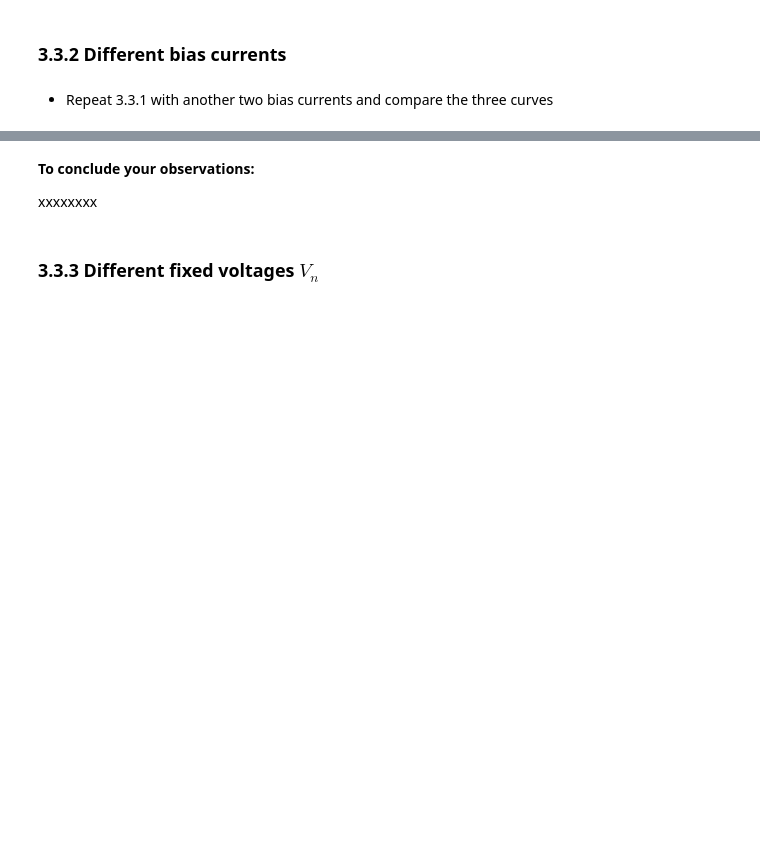
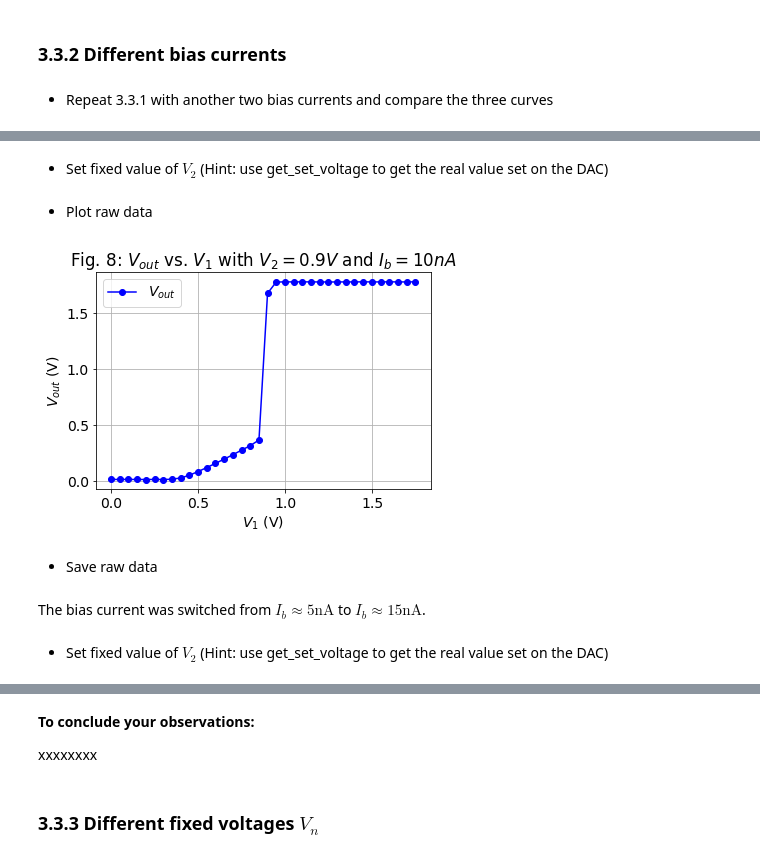
Before and after one commit to janhohenheim/neuromorphic-engineering-one, a Jupyter notebook: neuromorphic_engineering_one/session5_transconductance_amplifier/2021_Lab5_TransAmp_4.5_Jan_Hohenheim.ipynb, the cells around one changed output, grey strips where cells are left out. Drawn from its saved outputs; the diff is of its cells as text; code cells hidden in the pictures; blank space fills up the shorter version.

```diff
--- a/neuromorphic_engineering_one/session5_transconductance_amplifier/2021_Lab5_TransAmp_4.5_Jan_Hohenheim.ipynb
+++ b/neuromorphic_engineering_one/session5_transconductance_amplifier/2021_Lab5_TransAmp_4.5_Jan_Hohenheim.ipynb
@@ -497,0 +513,40 @@ p.send_coach_events([pyplane.Coach.generate_biasgen_event(\
+# %% [markdown]
+* Set fixed value of $V_2$ (Hint: use get_set_voltage to get the real value set on the DAC)
+# %%
+import numpy as np
+import time
+
+V1_sweep_ex3 = np.arange(0,1.8,0.05) # voltage V1 sweep range
+
+V2_ex3_getset = p.get_set_voltage(pyplane.DacChannel.AIN4)
+
+Vout_V1_sweep_ex3 = []
+V1_sweep_ex3_getset = []
+
+for n in range(len(V1_sweep_ex3)):
+
+    p.set_voltage(pyplane.DacChannel.AIN3,V1_sweep_ex3[n]) #
+
+    time.sleep(0.3) # settle time
+
+    V1_sweep_ex3_getset.append(p.get_set_voltage(pyplane.DacChannel.AIN3))
+#     Vout_V1_sweep_ex3.append(p.read_adc_instantaneous(13))
+    Vout_V1_sweep_ex3.append(p.read_voltage(pyplane.AdcChannel.AOUT13))
+
+# print(V2_ex3_getset)
+# print(V1_sweep_ex3_getset)
+# print(Vout_V1_sweep_ex3)
+# %% [markdown]
+* Plot raw data
+# %%
+plt.plot(V1_sweep_ex3_getset, Vout_V1_sweep_ex3, 'bo-', label="$V_{out}$")
+plt.title("Fig. 8: $V_{out}$ vs. $V_1$ with $V_2 = 0.9 V$ and $I_b = 10 nA$")
+plt.xlabel("$V_1$ (V)")
+plt.ylabel("$V_{out}$ (V)")
+plt.legend()
+plt.grid()
+plt.show()
+# %% [output]
+[figure, added]
+# %% [markdown]
+* Save raw data
@@ -497,0 +560,2 @@ p.send_coach_events([pyplane.Coach.generate_biasgen_event(\
+# %% [markdown]
+The bias current was switched from $I_b \approx 5\text{nA}$ to $I_b \approx 15\text{nA}$.
@@ -497,0 +567,2 @@ p.send_coach_events([pyplane.Coach.generate_biasgen_event(\
+# %% [markdown]
+* Set fixed value of $V_2$ (Hint: use get_set_voltage to get the real value set on the DAC)
```
Also changed, not shown: parts of 19 cells of this notebook, 3 other files.
